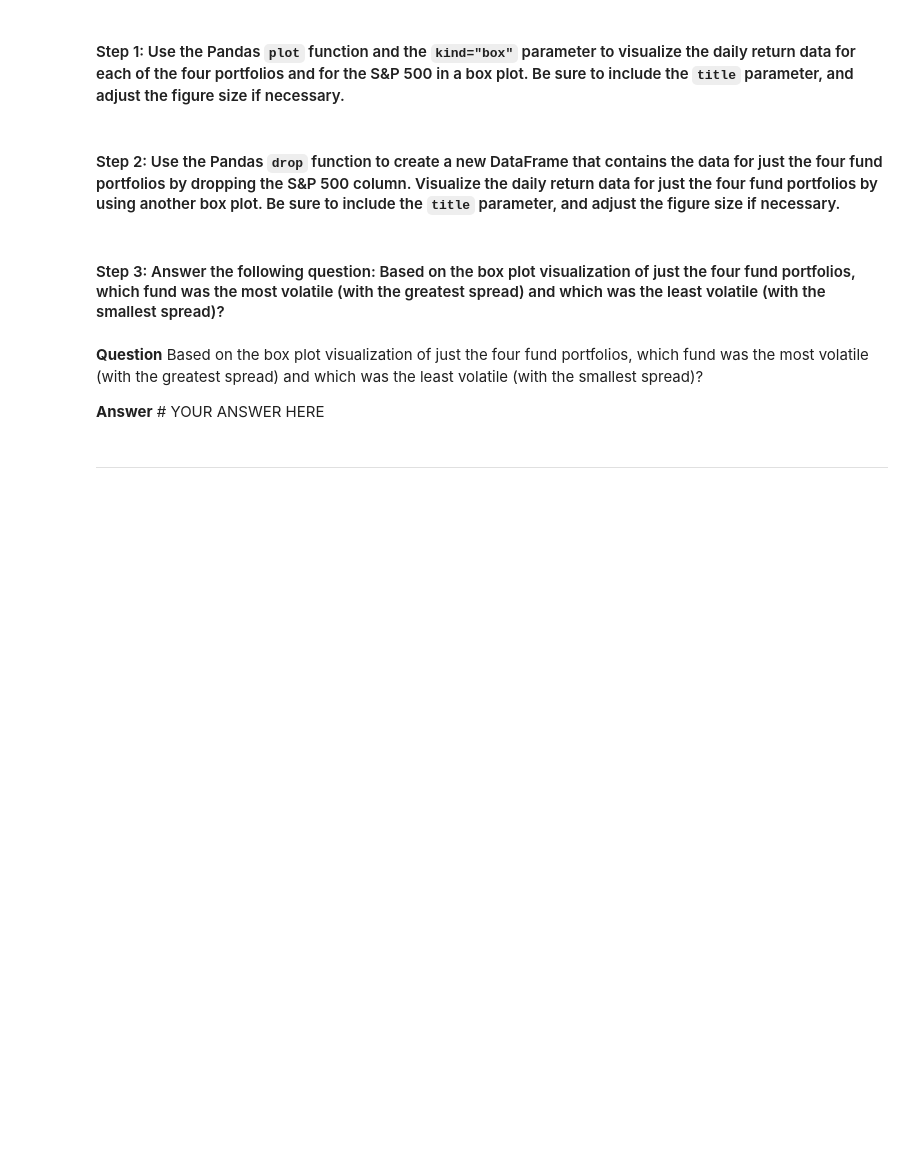
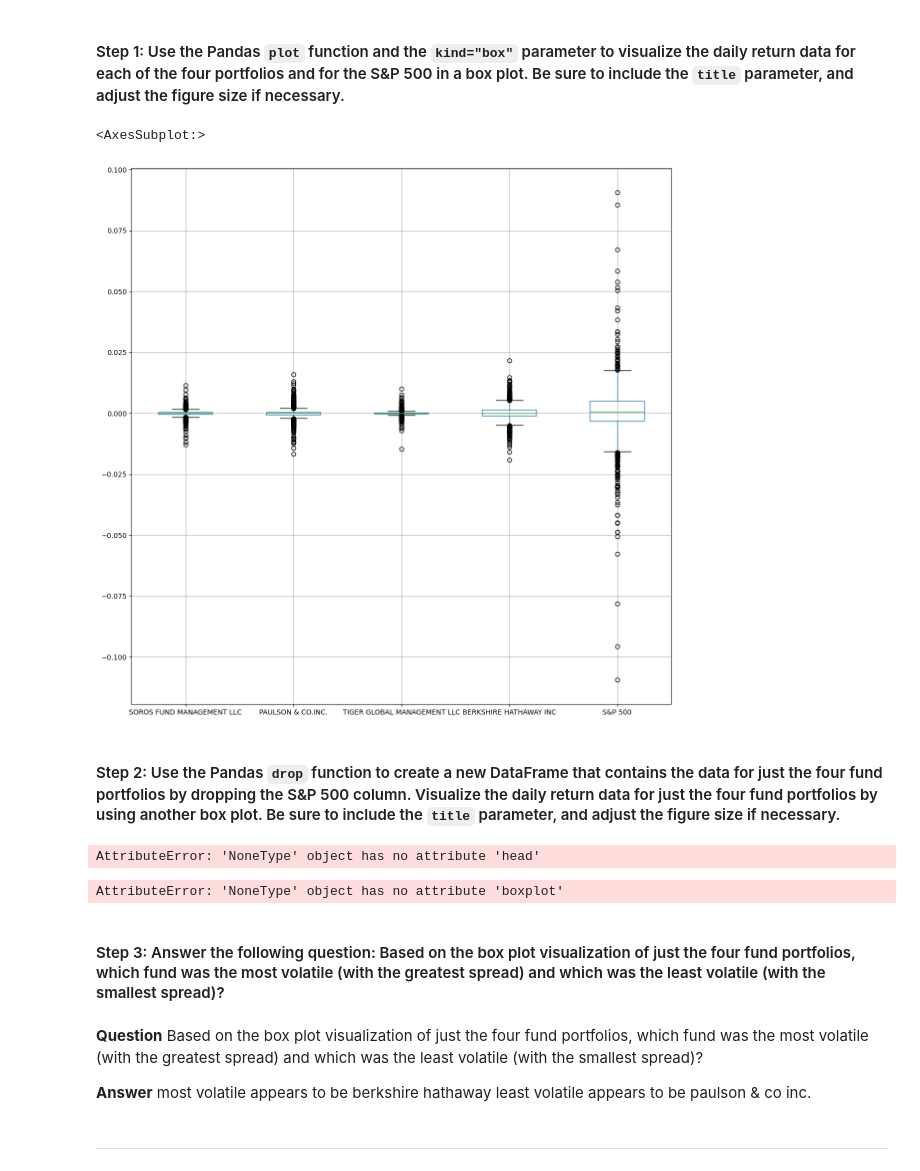
Before and after one commit to mbelld/Module-4-Challenge, a Jupyter notebook: risk_return_analysis.ipynb, the cells around one changed output. Saved outputs shown, nothing was run; the diff lists cells and outputs as text; code cells hidden in the pictures; blank space fills up the shorter version.

```diff
--- a/risk_return_analysis.ipynb
+++ b/risk_return_analysis.ipynb
@@ -161,20 +197,33 @@ Analyze the volatility of each of the four fund portfolios and of the S&P 500 In
 # %%
 # Use the daily return data to create box plots to visualize the volatility of the 4 funds and the S&P 500
 # Include a title parameter and adjust the figure size
-# YOUR CODE HERE
+daily_returns.boxplot(figsize=(14,14))
+# %% [output]
+<AxesSubplot:>
+[figure, added]
 # %% [markdown]
 #### Step 2: Use the Pandas `drop` function to create a new DataFrame that contains the data for just the four fund portfolios by dropping the S&P 500 column. Visualize the daily return data for just the four fund portfolios by using another box plot. Be sure to include the `title` parameter, and adjust the figure size if necessary.
 # %%
 # Create a new DataFrame containing only the 4 fund portfolios by dropping the S&P 500 column from the DataFrame
 # Create box plots to reflect the return data for only the 4 fund portfolios
 # Include a title parameter and adjust the figure size
-# YOUR CODE HERE
+whales_funds_only = whales.drop("S&P 500", axis=1, inplace=True)
+
+#how to drop column name without creating new datframe found here --> https://stackoverflow.com/questions/13411544/delete-a-column-from-a-pandas-dataframe
+whales_funds_only.head()
+# %% [output]
+AttributeError: 'NoneType' object has no attribute 'head'
+# %%
+whales_funds_only.boxplot(figsize(7,4))
+# %% [output]
+AttributeError: 'NoneType' object has no attribute 'boxplot'
 # %% [markdown]
 #### Step 3: Answer the following question: Based on the box plot visualization of just the four fund portfolios, which fund was the most volatile (with the greatest spread) and which was the least volatile (with the smallest spread)?
 # %% [markdown]
 **Question** Based on the box plot visualization of just the four fund portfolios, which fund was the most volatile (with the greatest spread) and which was the least volatile (with the smallest spread)?
 
-**Answer** # YOUR ANSWER HERE
+**Answer** most volatile appears to be berkshire hathaway
+least volatile appears to be paulson & co inc.
 # %% [markdown]
 ---
 # %% [markdown]
```
Also changed, not shown: parts of 11 cells of this notebook.
